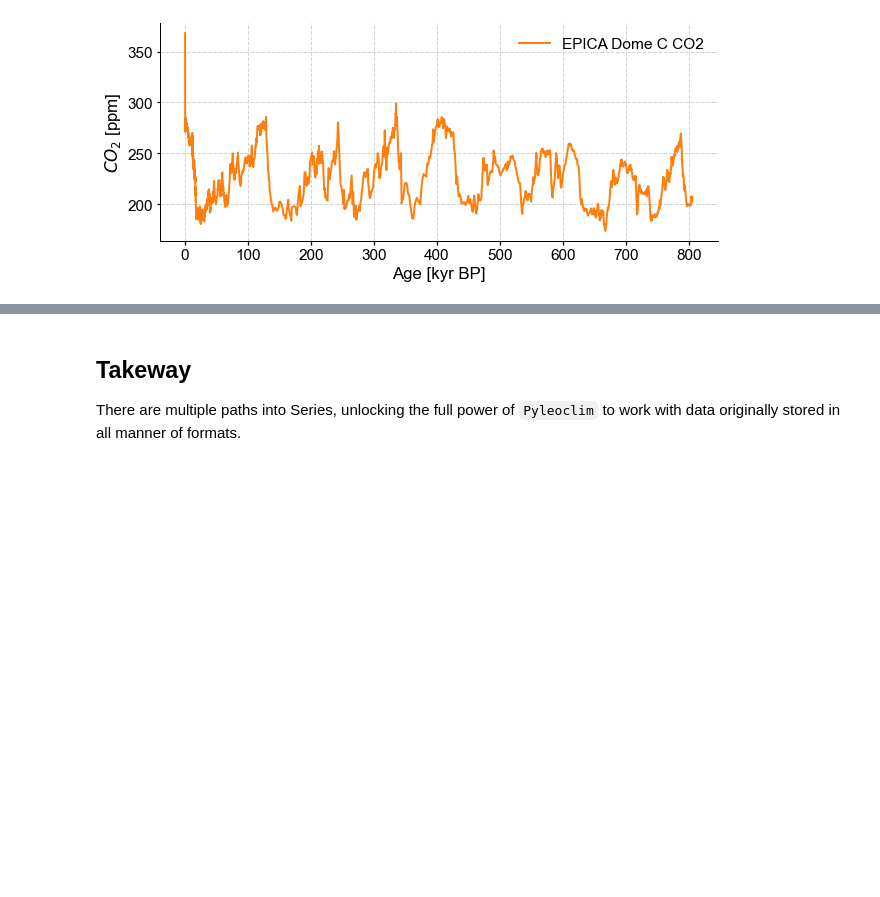
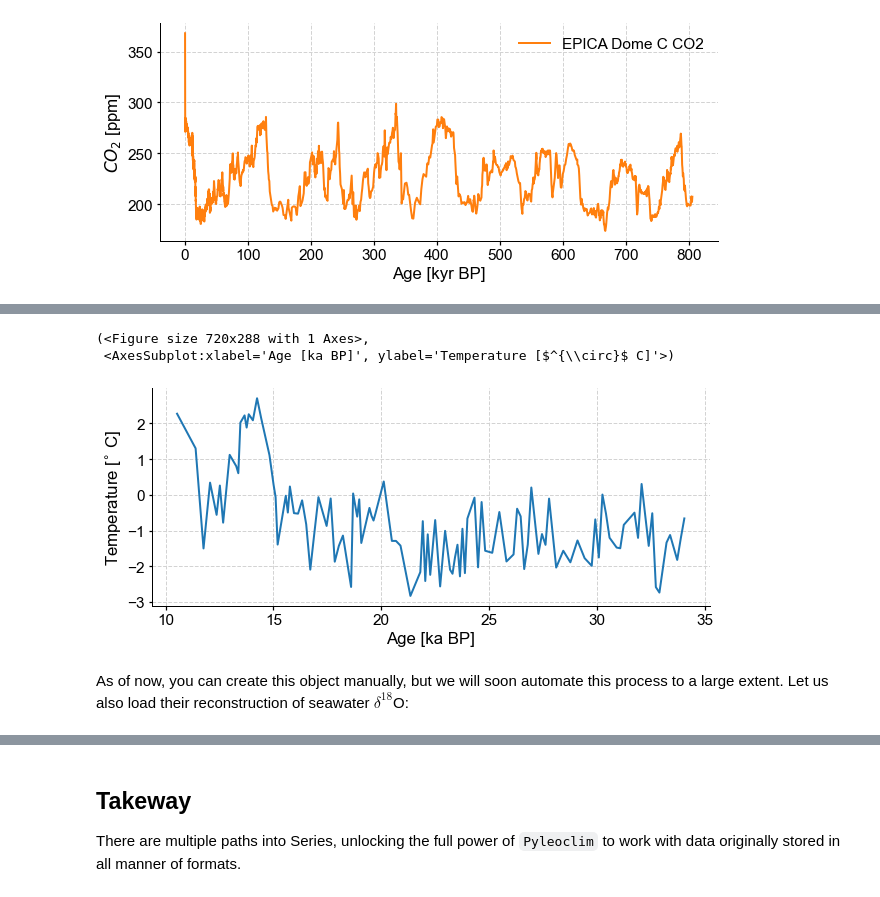
Before and after one commit to LinkedEarth/PyleoTutorials, a Jupyter notebook: notebooks/L0_loading_to_series.ipynb, the cells around one changed output, grey strips where cells are left out. Saved outputs shown, nothing was run; the diff lists cells and outputs as text; code cells hidden in the pictures; blank space fills up the shorter version.

```diff
--- a/notebooks/L0_loading_to_series.ipynb
+++ b/notebooks/L0_loading_to_series.ipynb
@@ -229,0 +281,12 @@ co2ts.plot(color='C1')
+# %%
+S07_temp = pyleo.Series(time=ds.data['Age'], value=ds.data['Temp'],
+                      time_name='Age', time_unit='ka BP',
+                      value_name='Temperature', value_unit=r'$^{\circ}$ C')
+# %%
+S07_temp.plot()
+# %% [output]
+(<Figure size 720x288 with 1 Axes>,
+ <AxesSubplot:xlabel='Age [ka BP]', ylabel='Temperature [$^{\\circ}$ C]'>)
+[figure, added]
+# %% [markdown]
+As of now, you can create this object manually, but we will soon automate this process to a large extent. Let us also load their reconstruction of seawater $\delta^{18}$O:
```
Also changed, not shown: parts of 16 cells of this notebook, 1 other file.
